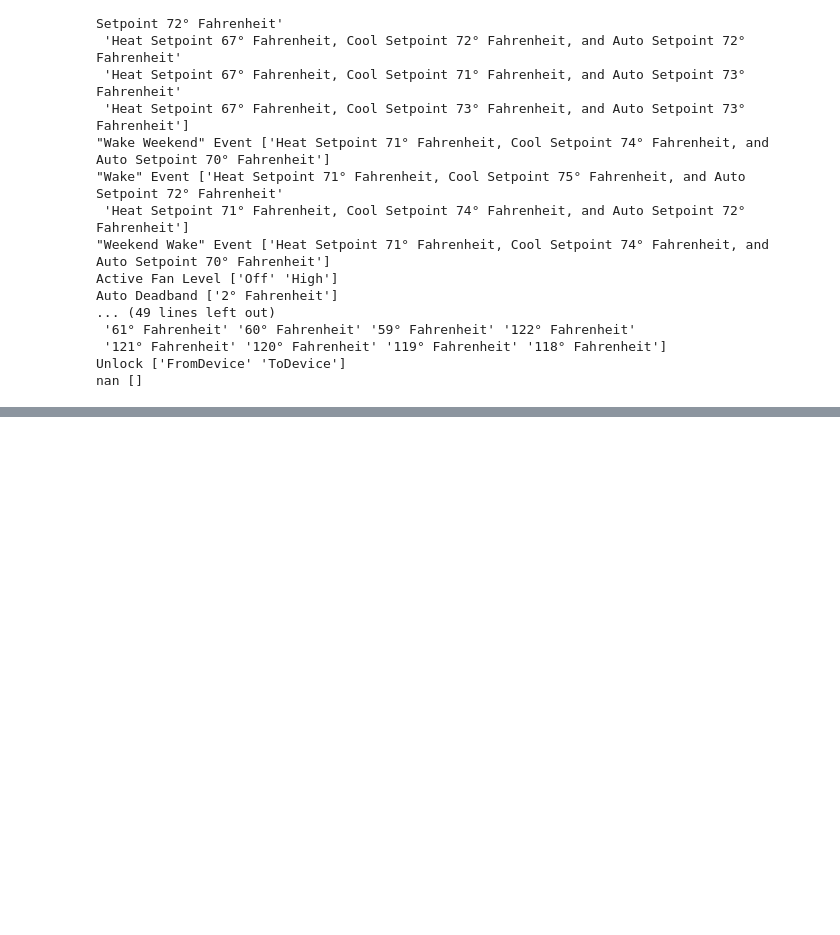
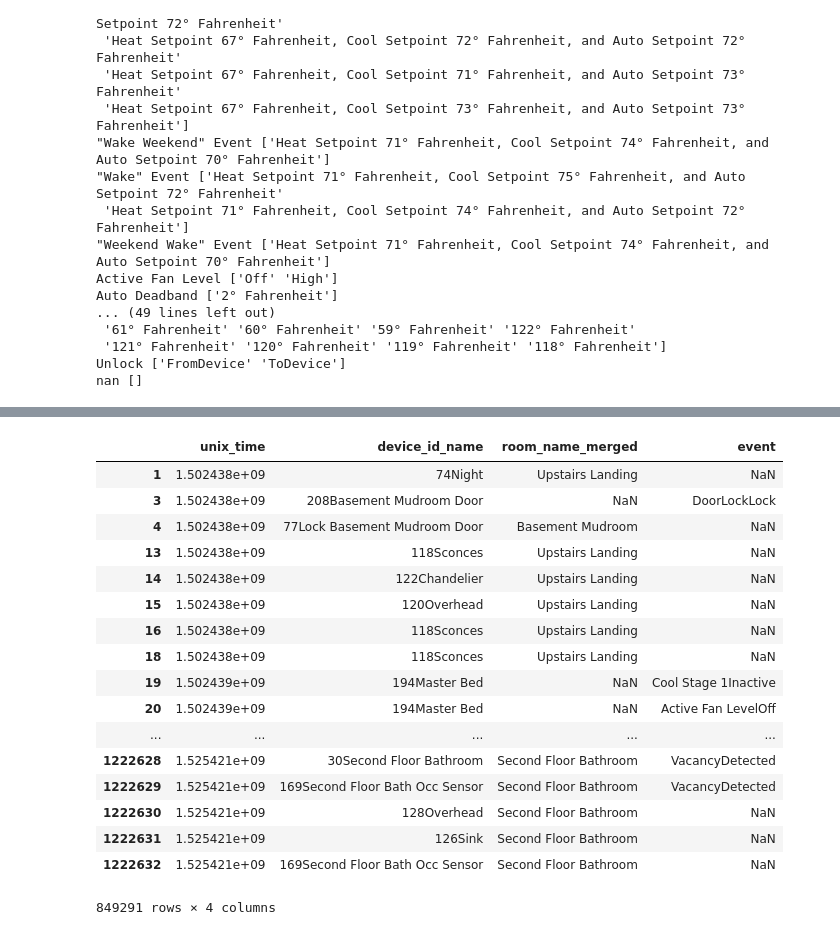
Before and after one commit to RBSystems/DataScience, a Jupyter notebook: binary_data_preprocess.ipynb, the cells around one changed output, grey strips where cells are left out. Drawn from its saved outputs; the diff is of its cells as text; code cells hidden in the pictures; blank space fills up the shorter version.

```diff
--- a/binary_data_preprocess.ipynb
+++ b/binary_data_preprocess.ipynb
@@ -91,3 +104,14 @@ df.head()
 | 14 | Lights | Load | LevelChangedEvent | -1 | 0 | 0 | NaN | ... |
 # %%
 # Keeping: device_id_merged, room_name_merged, regression_value_type, value, event, time
+# %%
+def is_locked_or_occupied(row):
+    if str(row['eventType']) == 'OccupancyChangedEvent':
+        return row['message_merged']
+    elif str(row['Signal Value string']) == 'Lock' or str(row['Signal Value string']) == 'Unlock':
+        return row['entryType'] + row['Signal Value string']
+    elif pd.notna(row['event']):
+        return str(row['event'])
+    return np.nan
+# %%
+df['event'] = df.apply(is_locked_or_occupied, axis=1)
@@ -93,0 +138,22 @@ df.head()
+# %%
+binary_df = df[[ "unix_time","device_id_name","room_name_merged", "event"]]
+binary_df
+# %% [output]
+|  | unix_time | device_id_name | room_name_merged | event |
+| 1 | 1.502438e+09 | 74Night | Upstairs Landing | NaN |
+| 3 | 1.502438e+09 | 208Basement Mudroom Door | NaN | DoorLockLock |
+| 4 | 1.502438e+09 | 77Lock Basement Mudroom Door | Basement Mudroom | NaN |
+| 13 | 1.502438e+09 | 118Sconces | Upstairs Landing | NaN |
+| 14 | 1.502438e+09 | 122Chandelier | Upstairs Landing | NaN |
+| 15 | 1.502438e+09 | 120Overhead | Upstairs Landing | NaN |
+| 16 | 1.502438e+09 | 118Sconces | Upstairs Landing | NaN |
+| 18 | 1.502438e+09 | 118Sconces | Upstairs Landing | NaN |
+| 19 | 1.502439e+09 | 194Master Bed | NaN | Cool Stage 1Inactive |
+| 20 | 1.502439e+09 | 194Master Bed | NaN | Active Fan LevelOff |
+| ... | ... | ... | ... | ... |
+| 1222628 | 1.525421e+09 | 30Second Floor Bathroom | Second Floor Bathroom | VacancyDetected |
+| 1222629 | 1.525421e+09 | 169Second Floor Bath Occ Sensor | Second Floor Bathroom | VacancyDetected |
+| 1222630 | 1.525421e+09 | 128Overhead | Second Floor Bathroom | NaN |
+| 1222631 | 1.525421e+09 | 126Sink | Second Floor Bathroom | NaN |
+| 1222632 | 1.525421e+09 | 169Second Floor Bath Occ Sensor | Second Floor Bathroom | NaN |
+849291 rows × 4 columns
```
Also changed, not shown: parts of 5 cells of this notebook, 1 other file.
